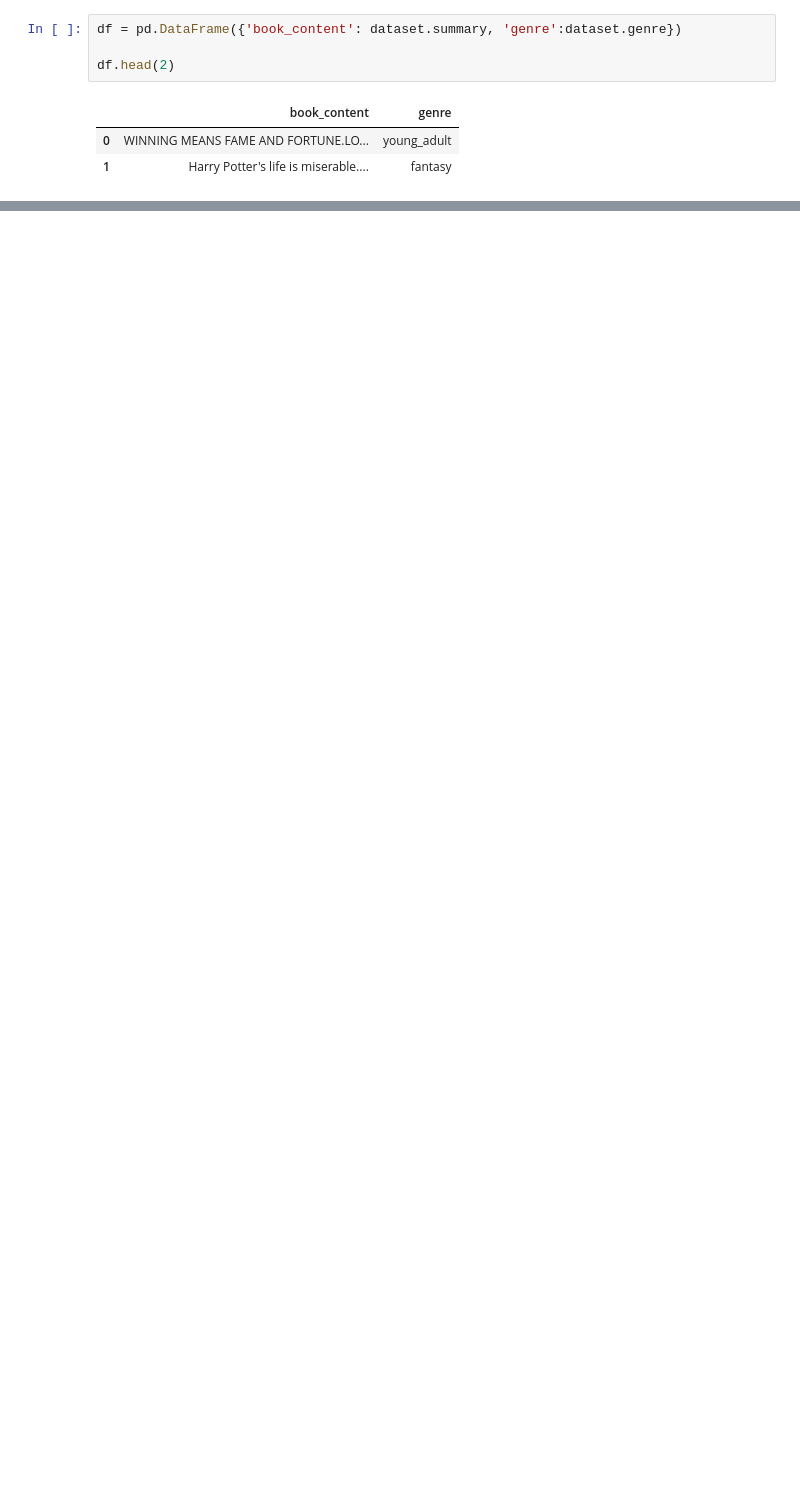
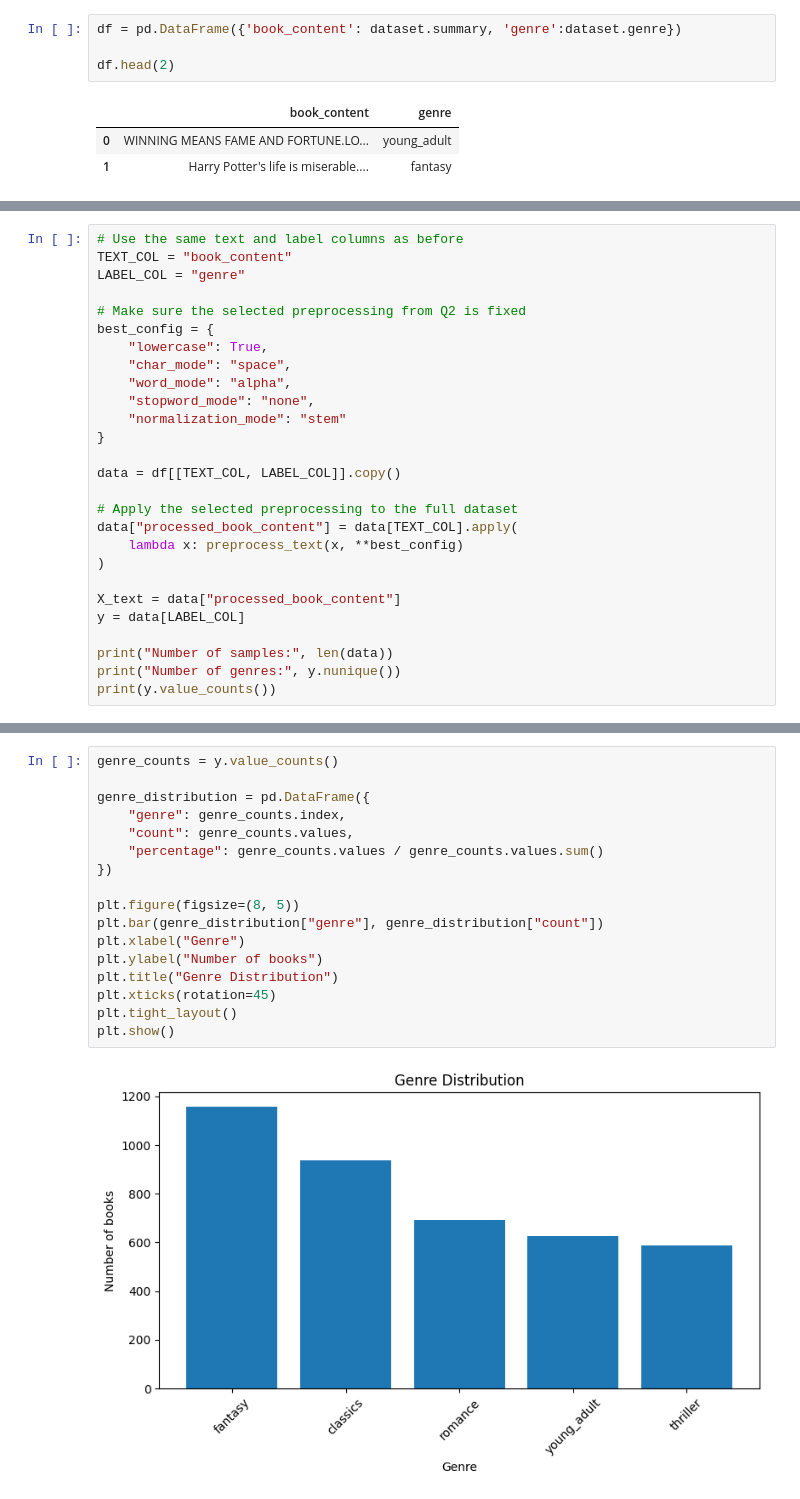
Before and after one commit to ZoeYiDing/nicole, a Jupyter notebook: assignment answer.ipynb, the cells around one changed output, grey strips where cells are left out. Saved outputs shown, nothing was run; the diff lists cells and outputs as text; blank space fills up the shorter version.

```diff
--- a/assignment answer.ipynb
+++ b/assignment answer.ipynb
@@ -161,0 +502,27 @@ weighted avg       0.75      0.49      0.45       793
+# %%
+# Use the same text and label columns as before
+TEXT_COL = "book_content"
+LABEL_COL = "genre"
+
+# Make sure the selected preprocessing from Q2 is fixed
+best_config = {
+    "lowercase": True,
+    "char_mode": "space",
+    "word_mode": "alpha",
+    "stopword_mode": "none",
+    "normalization_mode": "stem"
+}
+
+data = df[[TEXT_COL, LABEL_COL]].copy()
+
+# Apply the selected preprocessing to the full dataset
+data["processed_book_content"] = data[TEXT_COL].apply(
+    lambda x: preprocess_text(x, **best_config)
+)
+
+X_text = data["processed_book_content"]
+y = data[LABEL_COL]
+
+print("Number of samples:", len(data))
+print("Number of genres:", y.nunique())
+print(y.value_counts())
@@ -161,0 +539,19 @@ weighted avg       0.75      0.49      0.45       793
+# %%
+genre_counts = y.value_counts()
+
+genre_distribution = pd.DataFrame({
+    "genre": genre_counts.index,
+    "count": genre_counts.values,
+    "percentage": genre_counts.values / genre_counts.values.sum()
+})
+
+plt.figure(figsize=(8, 5))
+plt.bar(genre_distribution["genre"], genre_distribution["count"])
+plt.xlabel("Genre")
+plt.ylabel("Number of books")
+plt.title("Genre Distribution")
+plt.xticks(rotation=45)
+plt.tight_layout()
+plt.show()
+# %% [output]
+[figure, added]
```
Also changed, not shown: parts of 39 cells of this notebook, 1 other file.
